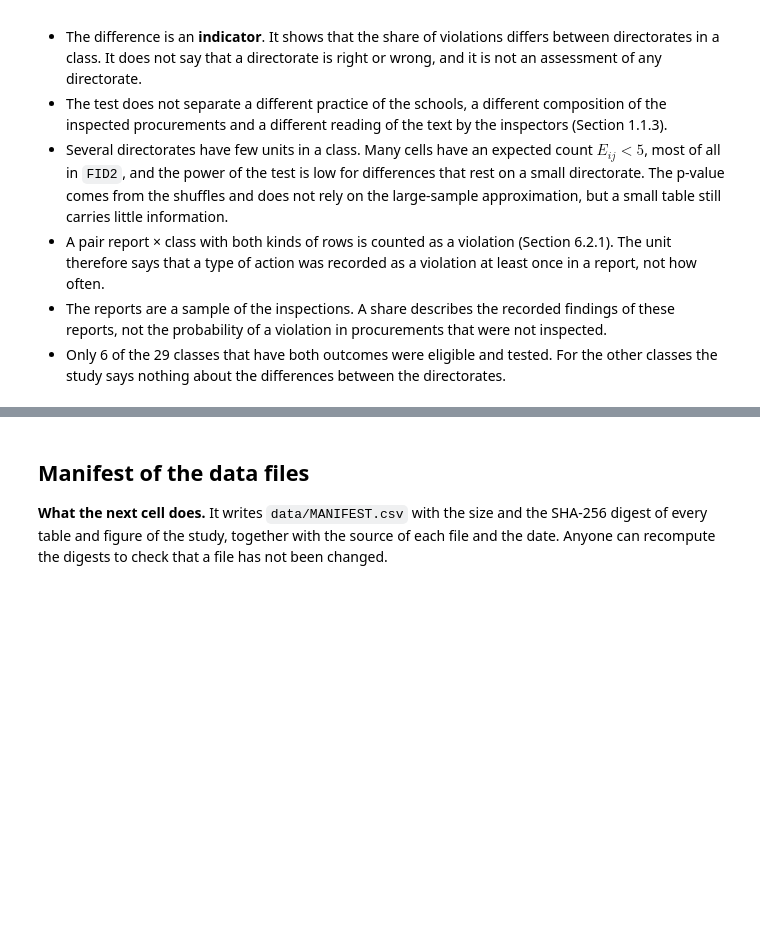
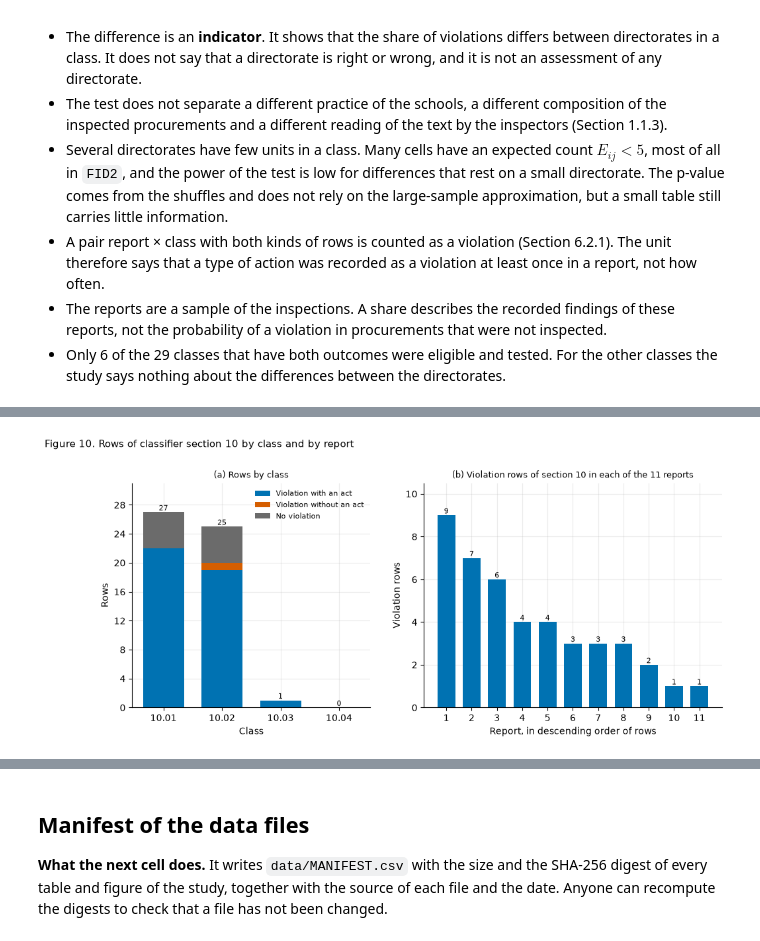
Before and after one commit to beluhov/adfi-violations-classification, a Jupyter notebook: ADFI_Violations_Classification.ipynb, the cells around one changed output, grey strips where cells are left out. Cells and saved outputs as stored; diff of their text form; code cells hidden in the pictures; blank space fills up the shorter version.

```diff
--- a/ADFI_Violations_Classification.ipynb
+++ b/ADFI_Violations_Classification.ipynb
@@ -2413,0 +2546,39 @@ plt.show()
+# %%
+s10_fig, s10_axes = plt.subplots(1, 2, figsize=(11.5, 4.4), gridspec_kw={"width_ratios": [1, 1.25]})
+s10_x = np.arange(len(ex_ante_control_by_class))
+s10_with = ex_ante_control_by_class["rows_with_act"].to_numpy()
+s10_without = ex_ante_control_by_class["rows_without_act"].to_numpy()
+s10_none = ex_ante_control_by_class["rows_no_violation"].to_numpy()
+
+s10_ax = s10_axes[0]
+s10_ax.bar(s10_x, s10_with, color=C_BLUE, width=0.7, label="Violation with an act")
+s10_ax.bar(s10_x, s10_without, bottom=s10_with, color=C_VERMILION, width=0.7, label="Violation without an act")
+s10_ax.bar(s10_x, s10_none, bottom=s10_with + s10_without, color=C_GREY, width=0.7, label="No violation")
+for s10_i, s10_top in enumerate(s10_with + s10_without + s10_none):
+    s10_ax.text(s10_i, s10_top, str(int(s10_top)), ha="center", va="bottom", fontsize=8)
+s10_ax.set_xticks(s10_x)
+s10_ax.set_xticklabels(ex_ante_control_by_class["class_index"])
+s10_ax.set_xlabel("Class")
+s10_ax.set_ylabel("Rows")
+s10_ax.set_ylim(0, 31)
+s10_ax.yaxis.set_major_locator(matplotlib.ticker.MaxNLocator(integer=True))
+s10_ax.legend(frameon=False, fontsize=8, loc="upper right")
+s10_ax.set_title("(a) Rows by class", fontsize=9)
+
+s10_ax = s10_axes[1]
+s10_report_x = np.arange(1, len(s10_per_report) + 1)
+s10_ax.bar(s10_report_x, s10_per_report, color=C_BLUE, width=0.7)
+for s10_i, s10_n_rows in zip(s10_report_x, s10_per_report):
+    s10_ax.text(s10_i, s10_n_rows, str(s10_n_rows), ha="center", va="bottom", fontsize=8)
+s10_ax.set_xticks(s10_report_x)
+s10_ax.set_xlabel("Report, in descending order of rows")
+s10_ax.set_ylabel("Violation rows")
+s10_ax.set_ylim(0, 10.5)
+s10_ax.yaxis.set_major_locator(matplotlib.ticker.MaxNLocator(integer=True))
+s10_ax.set_title(f"(b) Violation rows of section 10 in each of the {len(s10_per_report)} reports", fontsize=9)
+
+s10_fig.suptitle("Figure 10. Rows of classifier section 10 by class and by report", x=0.01, ha="left", y=1.03, fontsize=11)
+s10_fig.savefig(FIG_DIR / "F10_ex_ante_control.png", bbox_inches="tight")
+plt.show()
+# %% [output]
+[figure, added]
```
Also changed, not shown: parts of 8 cells of this notebook, 3 other files.
